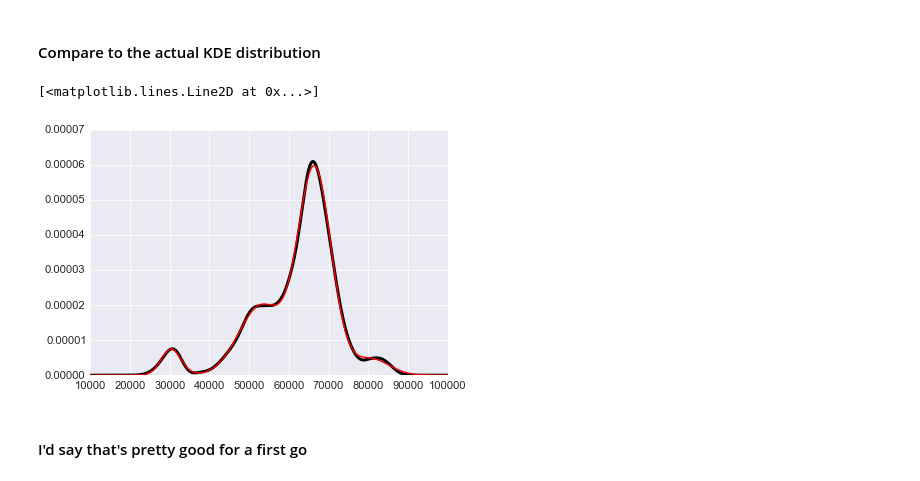
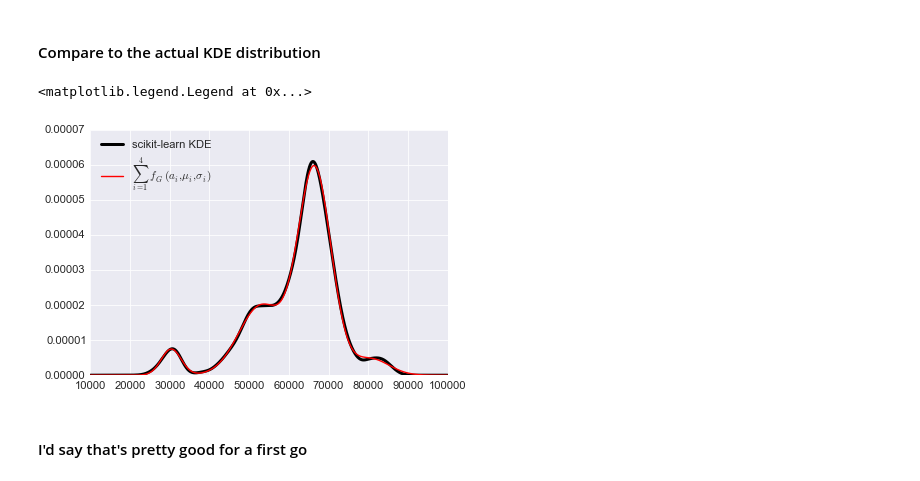
Before and after one commit to BDannowitz/polymath-progression-blog, a Jupyter notebook: distribution-fitting/Distribution-Fitting.ipynb, the cells around one changed output. Cells and saved outputs as stored; diff of their text form; code cells hidden in the pictures.

Commit message:
Updated plots with legends, updated chi-squared calculation

```diff
--- a/distribution-fitting/Distribution-Fitting.ipynb
+++ b/distribution-fitting/Distribution-Fitting.ipynb
@@ -134,11 +134,14 @@ for i in range(0,4):
 # %% [markdown]
 #### Compare to the actual KDE distribution
 # %%
-plt.plot(X_plot, Y_plot, '-', lw=3, color='black')
-plt.plot(X_plot, optim_fit, '-', color='red')
+plt.plot(X_plot, Y_plot, '-', lw=3, color='black',
+         label='scikit-learn KDE')
+plt.plot(X_plot, optim_fit, '-', color='red',
+         label=r'$\sum_{i=1}^4\ f_G(a_i, \mu_i, \sigma_i)$')
+plt.legend(loc='best')
 # %% [output]
-[<matplotlib.lines.Line2D at 0x...>]
+<matplotlib.legend.Legend at 0x...>
-[figure, old version]
+[figure, new version]
 # %% [markdown]
 #### I'd say that's pretty good for a first go
 # %% [markdown]
```
Also changed, not shown: parts of 2 cells of this notebook, 1 other file.
